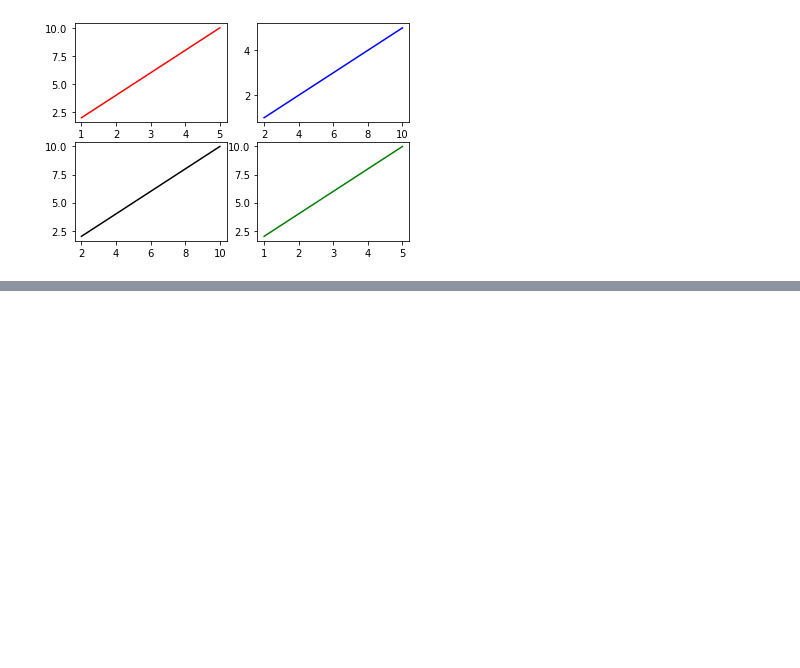
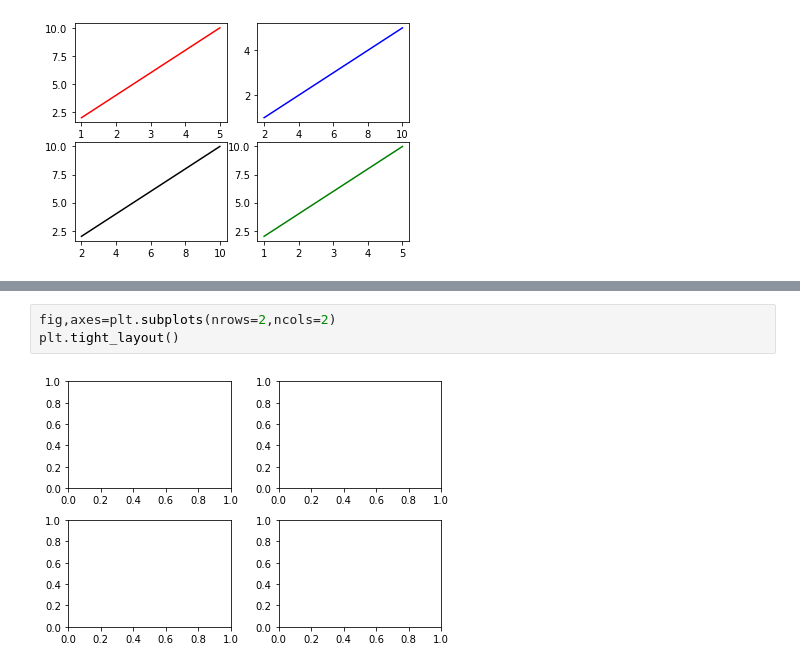
Before and after one commit to ProEgitim/Python-Dersleri-BEM, a Jupyter notebook: Note/10- Veri Analizi/Matplotlib/Matplotlib.ipynb, the cells around one changed output, grey strips where cells are left out. Saved outputs shown, nothing was run; the diff lists cells and outputs as text; blank space fills up the shorter version.

```diff
--- a/Note/10- Veri Analizi/Matplotlib/Matplotlib.ipynb
+++ b/Note/10- Veri Analizi/Matplotlib/Matplotlib.ipynb
@@ -44,0 +63,5 @@ plt.show()
+# %%
+fig,axes=plt.subplots(nrows=2,ncols=2)
+plt.tight_layout()
+# %% [output]
+[figure, added]
```
Also changed, not shown: parts of 4 cells of this notebook, 2 other files.
